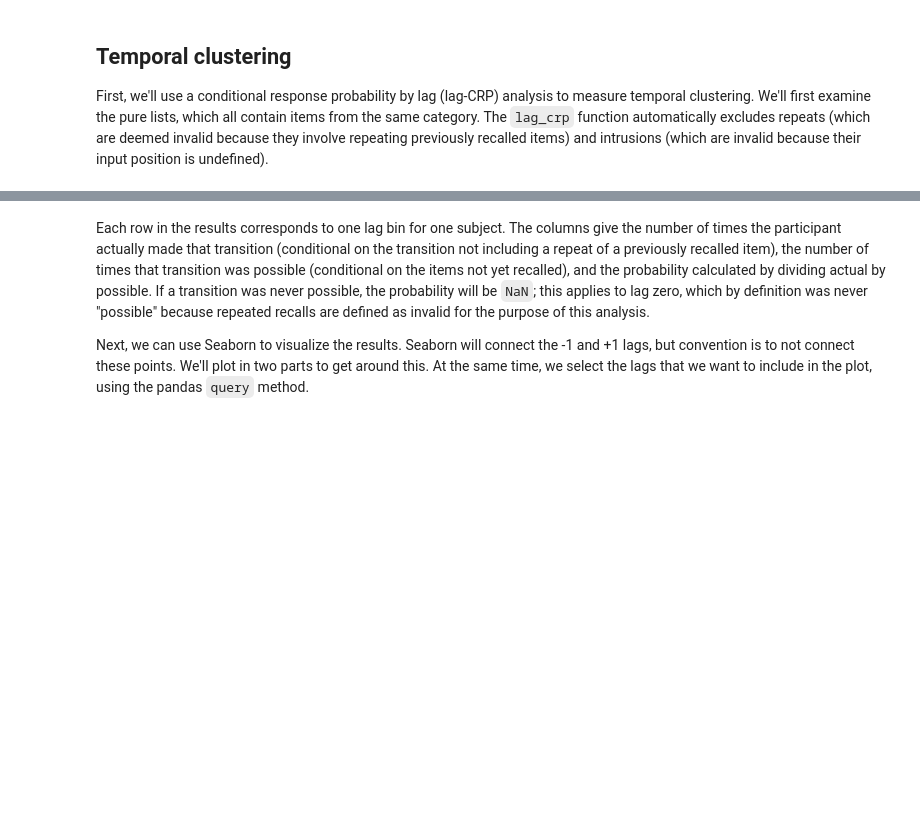
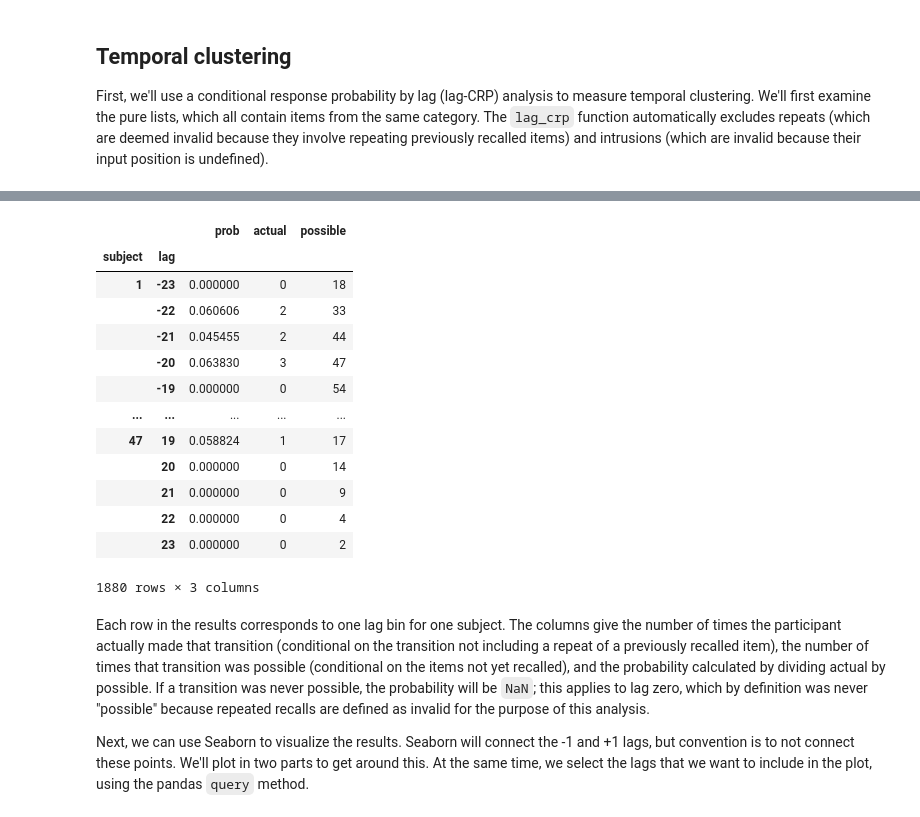
Before and after one commit to mortonne/psifr-notebooks, a Jupyter notebook: demo_clustering.ipynb, the cells around one changed output, grey strips where cells are left out. Saved outputs shown, nothing was run; the diff lists cells and outputs as text; code cells hidden in the pictures; blank space fills up the shorter version.

```diff
--- a/demo_clustering.ipynb
+++ b/demo_clustering.ipynb
@@ -70,3 +47,22 @@ Wall time: 1.46 s
+# %%
+pure = data.loc[data['list_type'] == 'pure']
+crp = fr.lag_crp(pure)
+crp
+# %% [output]
+|  |  | prob | actual | possible |
+| subject | lag |  |  |  |
+| 1 | -23 | 0.000000 | 0 | 18 |
+|  | -22 | 0.060606 | 2 | 33 |
+|  | -21 | 0.045455 | 2 | 44 |
+|  | -20 | 0.063830 | 3 | 47 |
+|  | -19 | 0.000000 | 0 | 54 |
+| ... | ... | ... | ... | ... |
+| 47 | 19 | 0.058824 | 1 | 17 |
+|  | 20 | 0.000000 | 0 | 14 |
+|  | 21 | 0.000000 | 0 | 9 |
+|  | 22 | 0.000000 | 0 | 4 |
+|  | 23 | 0.000000 | 0 | 2 |
+1880 rows × 3 columns
 # %% [markdown]
 Each row in the results corresponds to one lag bin for one subject. The columns give the number of times the participant actually made that transition (conditional on the transition not including a repeat of a previously recalled item), the number of times that transition was possible (conditional on the items not yet recalled), and the probability calculated by dividing actual by possible. If a transition was never possible, the probability will be `NaN`; this applies to lag zero, which by definition was never "possible" because repeated recalls are defined as invalid for the purpose of this analysis.
 
```
Also changed, not shown: parts of 11 cells of this notebook.
